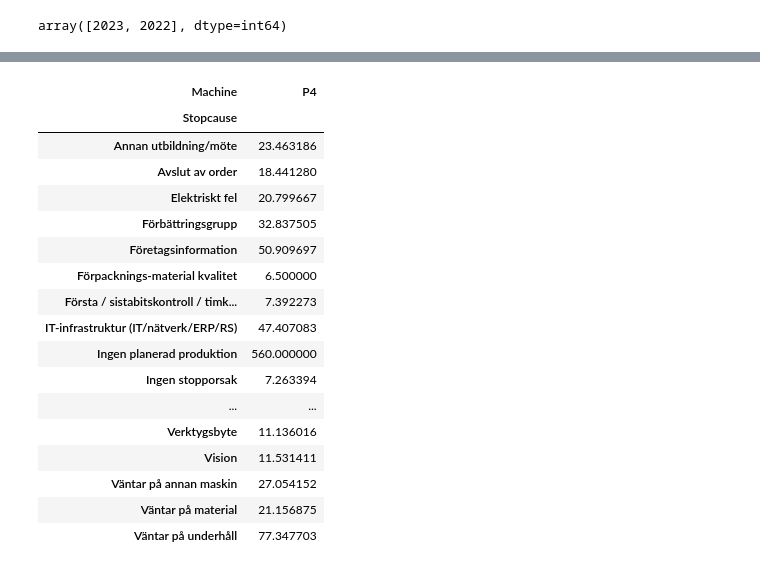
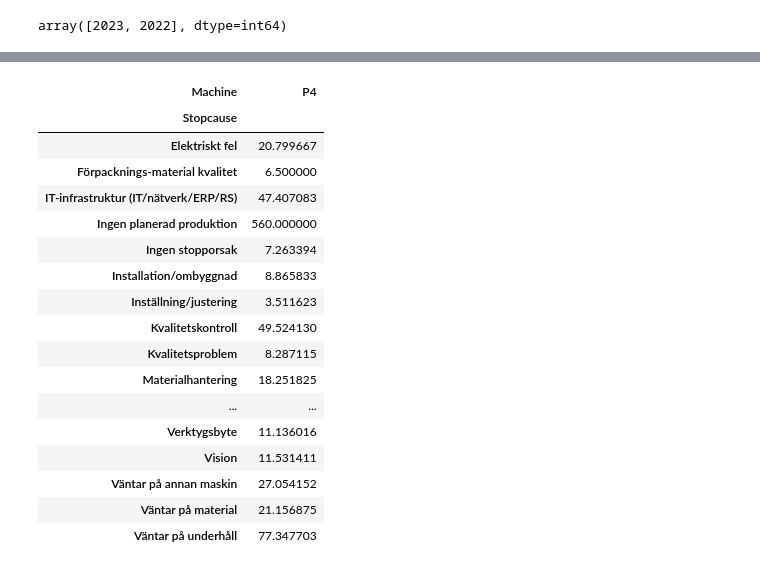
Before and after one commit to mpova/thes, a Jupyter notebook: data_visualization.ipynb, the cells around one changed output, grey strips where cells are left out. Saved outputs shown, nothing was run; the diff lists cells and outputs as text; code cells hidden in the pictures.

```diff
--- a/data_visualization.ipynb
+++ b/data_visualization.ipynb
@@ -59,0 +45,3 @@ dtype: int64
+# %%
+df["month"] = pd.to_datetime(df["Stoptime"], format='%Y-%m-%d %H:%M:%S').dt.month
+df.head()
@@ -59,0 +55,3 @@ dtype: int64
+# %%
+df["day"] = df["Stoptime"].dt.day
+df.head()
@@ -59,0 +67,13 @@ dtype: int64
+# %%
+# Based on stop cause explanation file
+def reclassify_stopcause(dataframe):
+    dataframe["Stopcause"] = dataframe["Stopcause"].replace(["Lunch", "Rast", "Upplärning ny operatör",
+                                                             "Förbättringsgrupp", "Veckomöte",
+                       "Annan utbildning/möte", "Fackmöte", "Företagsinformation", "Planerad omställning",
+                       "Avslut av order", "Oplanerad omställning", "Uppstart av maskin",
+                       "Första / sistabitskontroll / timkontroll"],'Planerat stop')
+
+    return dataframe
+# %%
+df_reclassify = reclassify_stopcause(df)
+df_reclassify
@@ -101,19 +252,19 @@ Name: Stopcause, dtype: int64
 # %%
 # Average time for each stop cause
-df.groupby(['Stopcause','Machine'])['Minutes'].mean().unstack()
+df_reclassify.groupby(['Stopcause','Machine'])['Minutes'].mean().unstack()
 # %% [output]
 | Machine | P4 |
 | Stopcause |  |
-| Annan utbildning/möte | 23.463186 |
-| Avslut av order | 18.441280 |
 | Elektriskt fel | 20.799667 |
-| Förbättringsgrupp | 32.837505 |
-| Företagsinformation | 50.909697 |
 | Förpacknings-material kvalitet | 6.500000 |
-| Första / sistabitskontroll / timk... | 7.392273 |
 | IT-infrastruktur (IT/nätverk/ERP/RS) | 47.407083 |
 | Ingen planerad produktion | 560.000000 |
 | Ingen stopporsak | 7.263394 |
+| Installation/ombyggnad | 8.865833 |
+| Inställning/justering | 3.511623 |
+| Kvalitetskontroll | 49.524130 |
+| Kvalitetsproblem | 8.287115 |
+| Materialhantering | 18.251825 |
 | ... | ... |
 | Verktygsbyte | 11.136016 |
 | Vision | 11.531411 |
```
Also changed, not shown: parts of 37 cells of this notebook.
